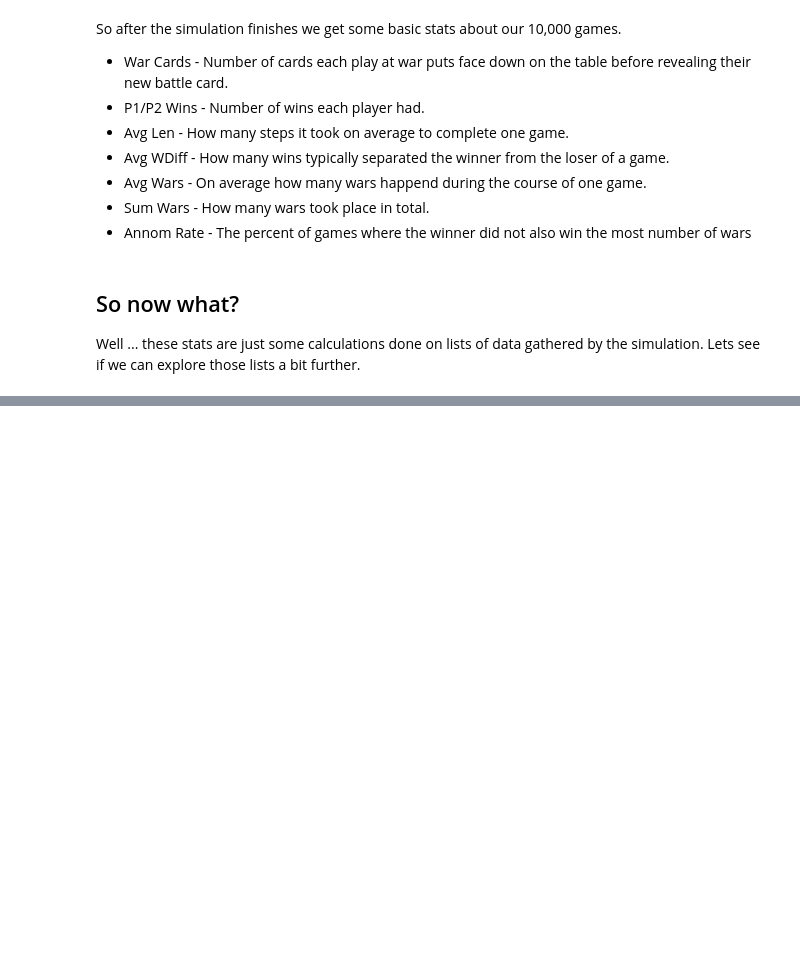
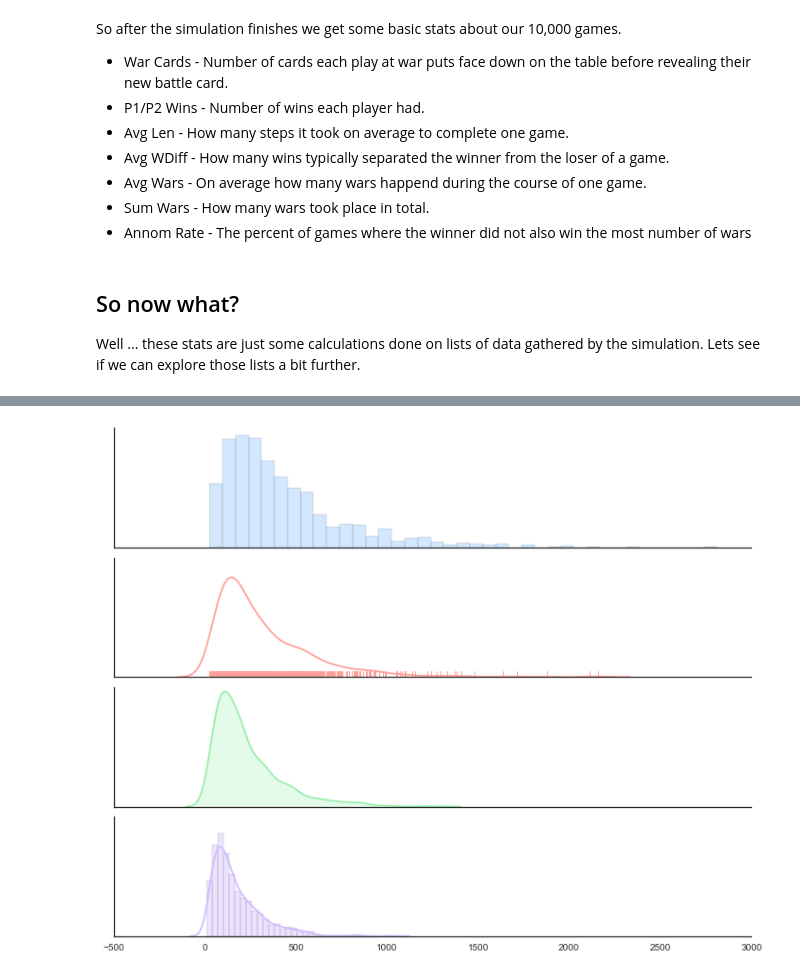
Before and after one commit to skrzym/war-card-sim, a Jupyter notebook: War-Card-Sim Walkthrough.ipynb, the cells around one changed output, grey strips where cells are left out. Cells and saved outputs as stored; diff of their text form; code cells hidden in the pictures; blank space fills up the shorter version.

```diff
--- a/War-Card-Sim Walkthrough.ipynb
+++ b/War-Card-Sim Walkthrough.ipynb
@@ -108,0 +119,28 @@ sb.violinplot(x='Number of War Cards', y='Game Length', data=df, ax=ax, palette=
+# %%
+# distributions
+sns.set(style="white", palette="pastel", color_codes=True)
+rs = np.random.RandomState(10)
+
+# Set up the matplotlib figure
+f, axes = plt.subplots(4, 1, figsize=(10, 8), sharex=True)
+sns.despine()
+
+# Generate a random univariate dataset
+d = rs.normal(size=100)
+
+# Plot a simple histogram with binsize determined automatically
+sns.distplot(sim_array[0].sim_length, kde=False, color="b", ax=axes[0])
+
+# Plot a kernel density estimate and rug plot
+sns.distplot(sim_array[1].sim_length, hist=False, rug=True, color="r", ax=axes[1])
+
+# Plot a filled kernel density estimate
+sns.distplot(sim_array[2].sim_length, hist=False, color="g", kde_kws={"shade": True}, ax=axes[2])
+
+# Plot a historgram and kernel density estimate
+sns.distplot(sim_array[3].sim_length, color="m", ax=axes[3])
+
+plt.setp(axes, yticks=[])
+plt.tight_layout()
+# %% [output]
+[figure, added]
```
Also changed, not shown: parts of 5 cells of this notebook, 3 other files.
